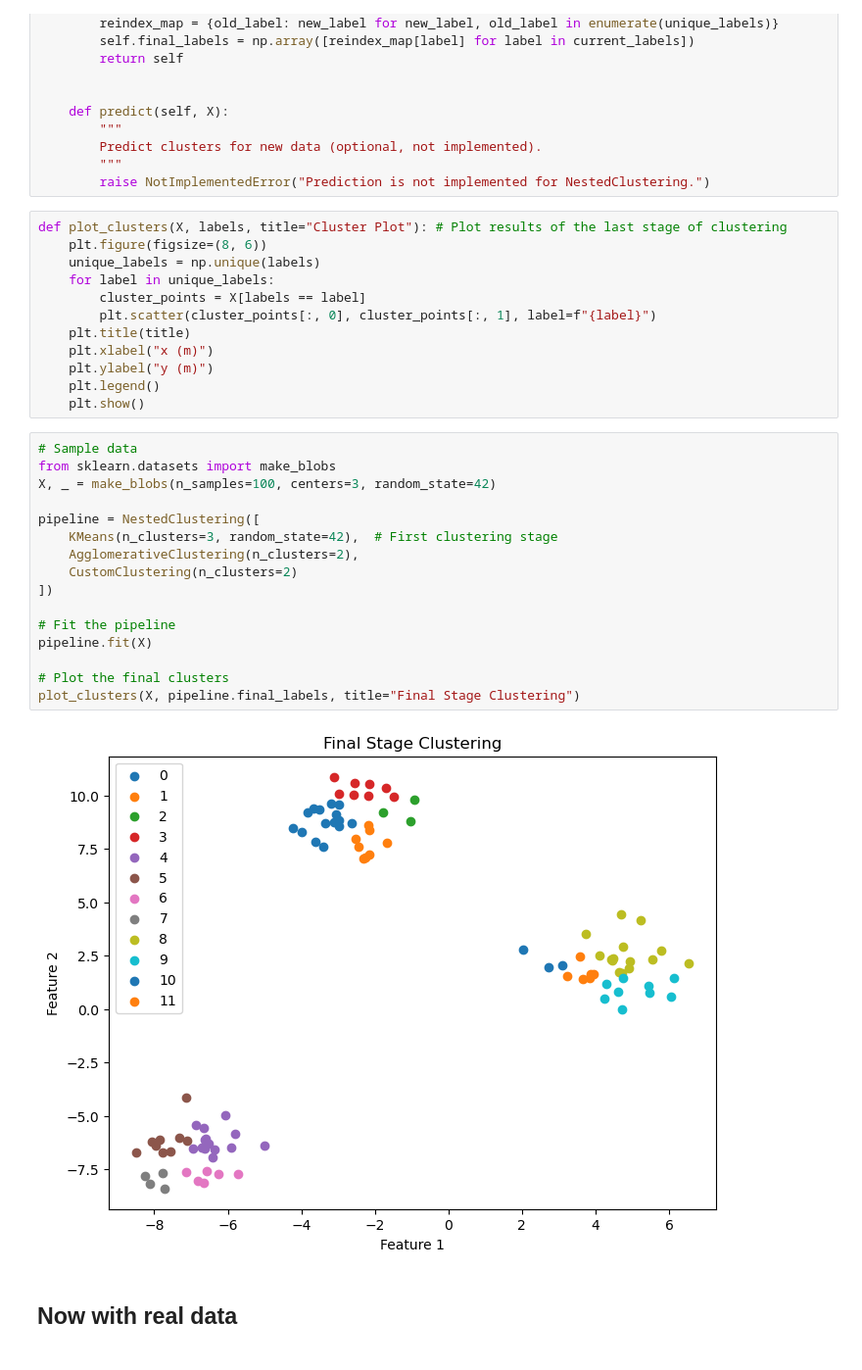
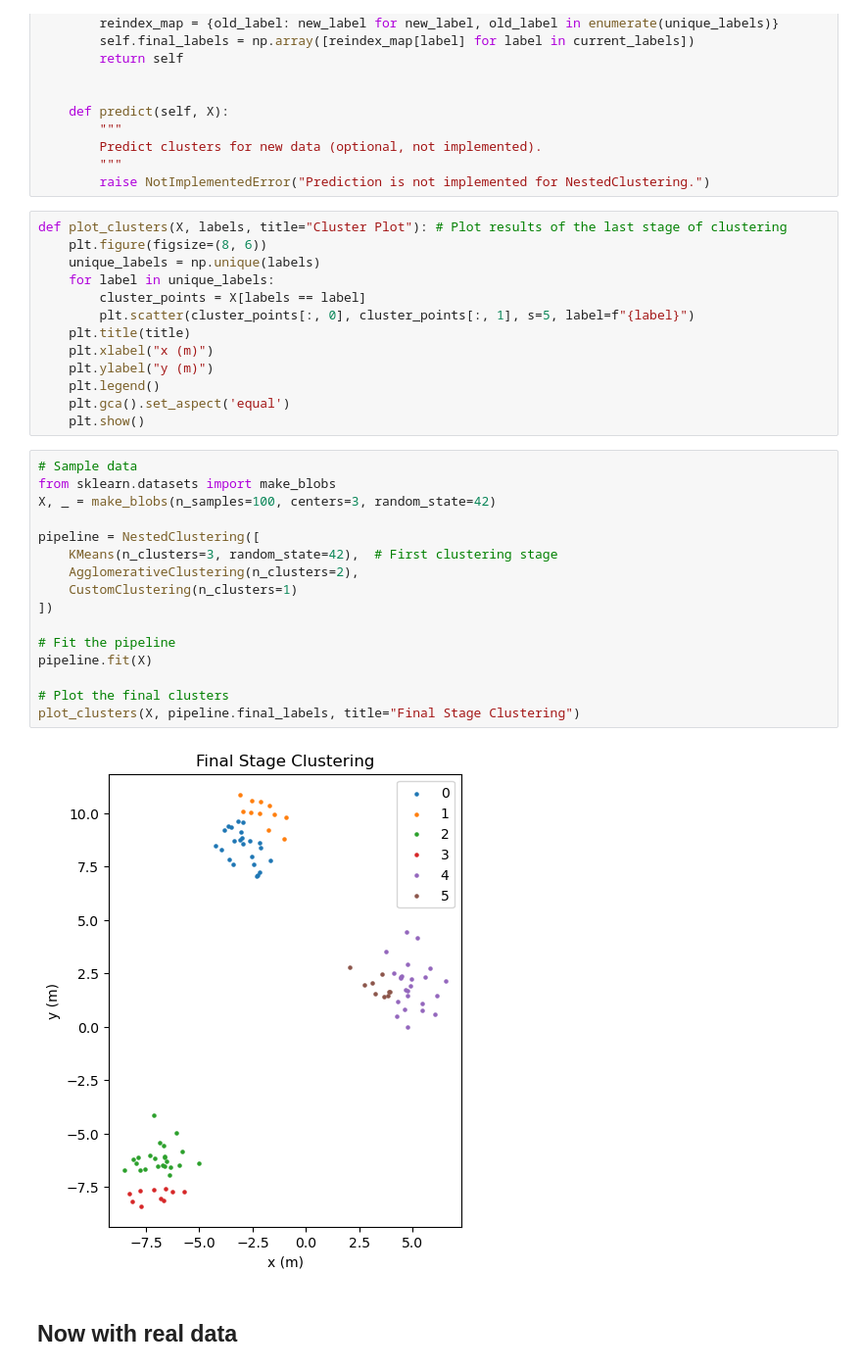
Before and after one commit to BeeGroup-cimne/solar_potencial_estimation_v3, a Jupyter notebook: Scripts/Plane_Identification_Revised/nov15/testSklearnPipeline.ipynb, the cells around one changed output. Shown: that part at 98% size. Saved outputs shown, nothing was run; the diff lists cells and outputs as text.

```diff
--- a/Scripts/Plane_Identification_Revised/nov15/testSklearnPipeline.ipynb
+++ b/Scripts/Plane_Identification_Revised/nov15/testSklearnPipeline.ipynb
@@ -111,30 +111,31 @@ def plot_clusters(X, labels, title="Cluster Plot"): # Plot results of the last s
     unique_labels = np.unique(labels)
     for label in unique_labels:
         cluster_points = X[labels == label]
-        plt.scatter(cluster_points[:, 0], cluster_points[:, 1], label=f"{label}")
+        plt.scatter(cluster_points[:, 0], cluster_points[:, 1], s=5, label=f"{label}")
     plt.title(title)
     plt.xlabel("x (m)")
     plt.ylabel("y (m)")
     plt.legend()
+    plt.gca().set_aspect('equal')
     plt.show()
 # %%
 # Sample data
 from sklearn.datasets import make_blobs
 X, _ = make_blobs(n_samples=100, centers=3, random_state=42)
 
 pipeline = NestedClustering([
     KMeans(n_clusters=3, random_state=42),  # First clustering stage
     AgglomerativeClustering(n_clusters=2),
-    CustomClustering(n_clusters=2)
+    CustomClustering(n_clusters=1)
 ])
 
 # Fit the pipeline
 pipeline.fit(X)
 
 # Plot the final clusters
 plot_clusters(X, pipeline.final_labels, title="Final Stage Clustering")
 # %% [output]
-[figure, old version]
+[figure, new version]
 # %% [markdown]
 ## Now with real data
 # %%
```
Also changed, not shown: parts of 13 cells of this notebook, 1 other file.
